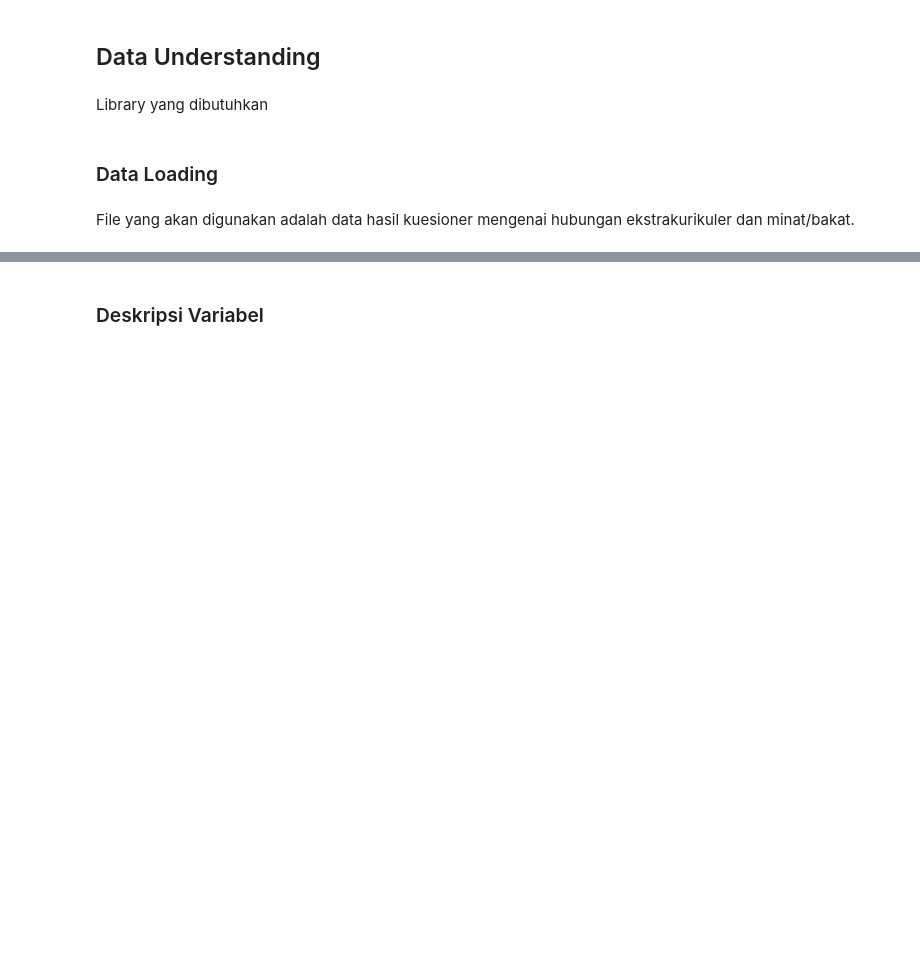
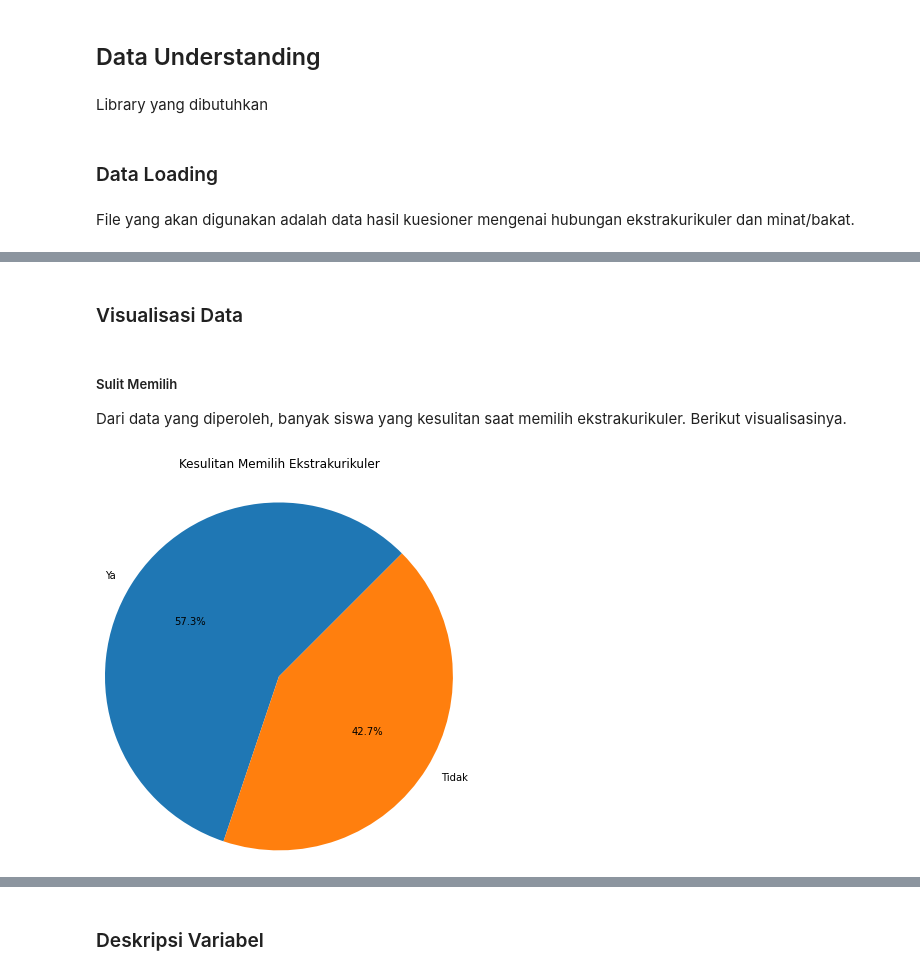
Before and after one commit to diyosukma/CP68-SistemRekomendasi, a Jupyter notebook: Rekomendasi_Ekstrakurikuler.ipynb, the cells around one changed output, grey strips where cells are left out. Drawn from its saved outputs; the diff is of its cells as text; code cells hidden in the pictures; blank space fills up the shorter version.

Commit message:
Visualisasi dan Deskripsi Fitur

```diff
--- a/Rekomendasi_Ekstrakurikuler.ipynb
+++ b/Rekomendasi_Ekstrakurikuler.ipynb
@@ -62,0 +41,3 @@ df
+# %%
+df = pd.read_excel('data_ekstrakurikuler.xlsx')
+df
@@ -62,0 +58,16 @@ df
+# %% [markdown]
+### Visualisasi Data
+# %% [markdown]
+##### Sulit Memilih
+Dari data yang diperoleh, banyak siswa yang kesulitan saat memilih ekstrakurikuler. Berikut visualisasinya.
+# %%
+value_count_kesulitan = df['Sulit Memilih'].value_counts()
+
+fig, ax = plt.subplots()
+ax.pie([value_count_kesulitan['Ya'],
+        value_count_kesulitan['Tidak']],
+        labels=['Ya', 'Tidak'], autopct='%1.1f%%', startangle=45, radius=2)
+ax.set_title("Kesulitan Memilih Ekstrakurikuler", pad=100)
+plt.show()
+# %% [output]
+[figure, added]
```
Also changed, not shown: parts of 28 cells of this notebook.
